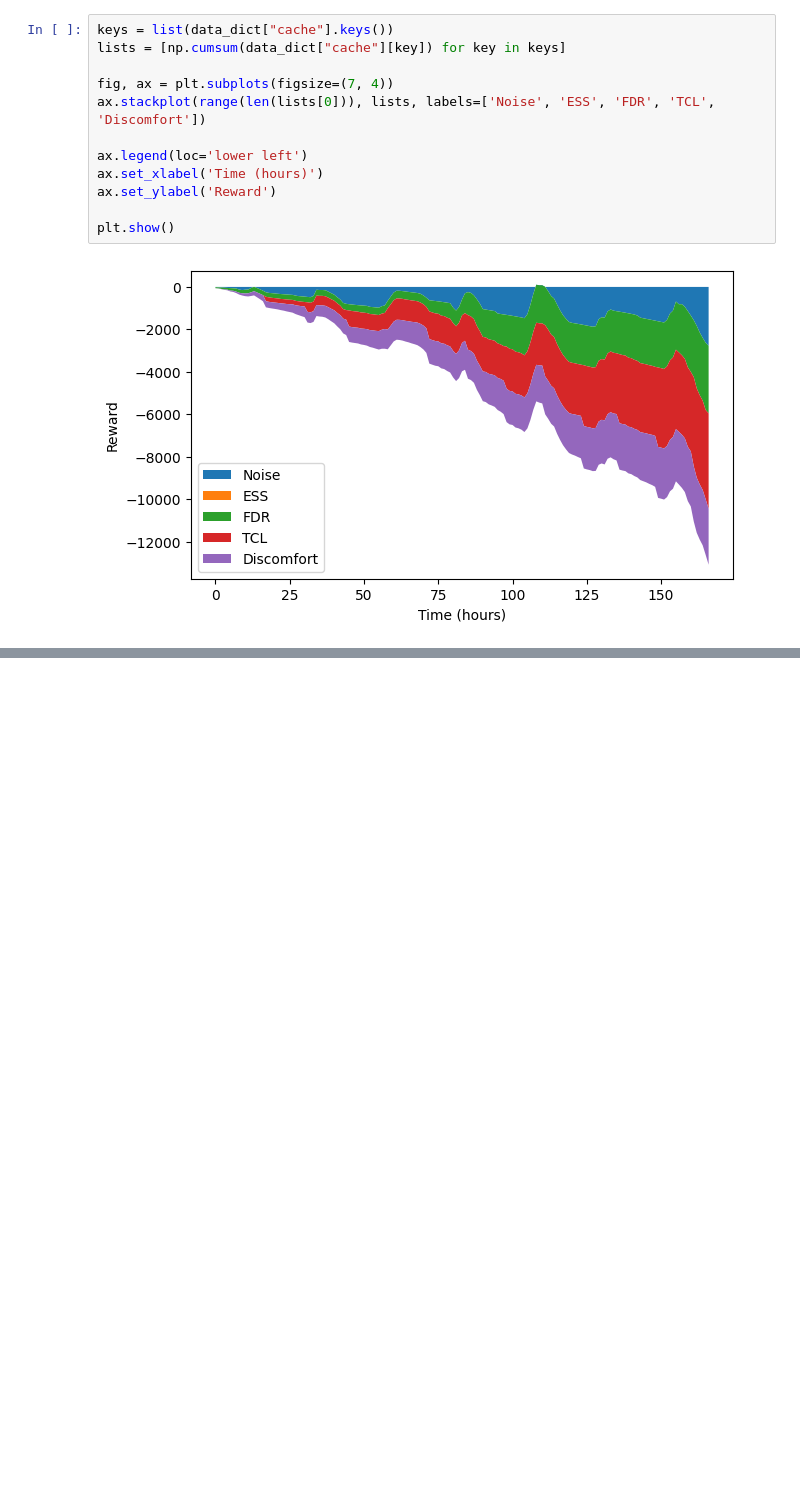
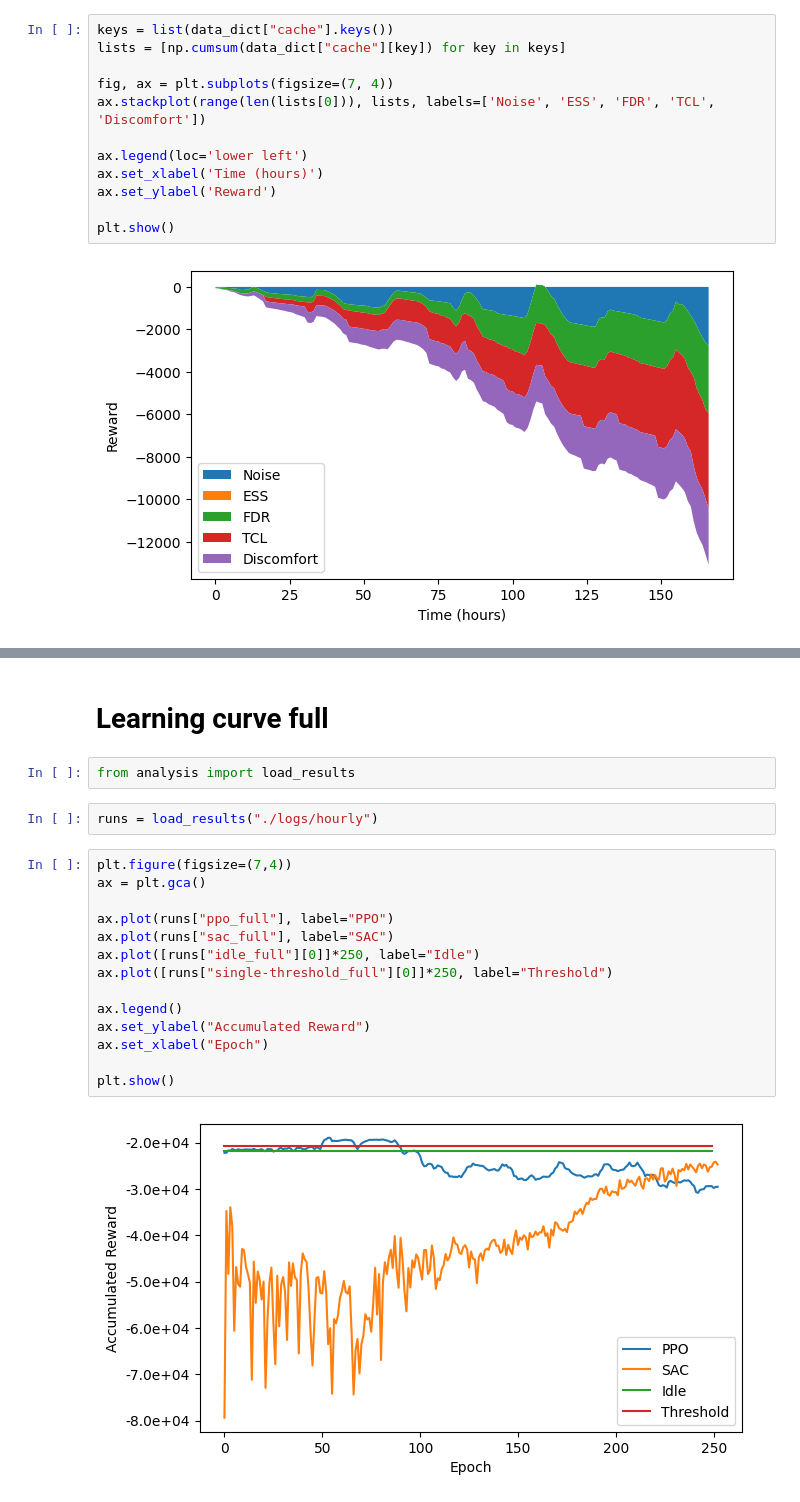
Before and after one commit to TimWalter/smart-energy-controller, a Jupyter notebook: src/figures.ipynb, the cells around one changed output, grey strips where cells are left out. Saved outputs shown, nothing was run; the diff lists cells and outputs as text; blank space fills up the shorter version.

```diff
--- a/src/figures.ipynb
+++ b/src/figures.ipynb
@@ -75,0 +380,22 @@ plt.show()
+# %% [markdown]
+# Learning curve full
+# %%
+from analysis import load_results
+# %%
+runs = load_results("./logs/hourly")
+# %%
+plt.figure(figsize=(7,4))
+ax = plt.gca()
+
+ax.plot(runs["ppo_full"], label="PPO")
+ax.plot(runs["sac_full"], label="SAC")
+ax.plot([runs["idle_full"][0]]*250, label="Idle")
+ax.plot([runs["single-threshold_full"][0]]*250, label="Threshold")
+
+ax.legend()
+ax.set_ylabel("Accumulated Reward")
+ax.set_xlabel("Epoch")
+
+plt.show()
+# %% [output]
+[figure, added]
```
Also changed, not shown: parts of 28 cells of this notebook, 24 other files.
